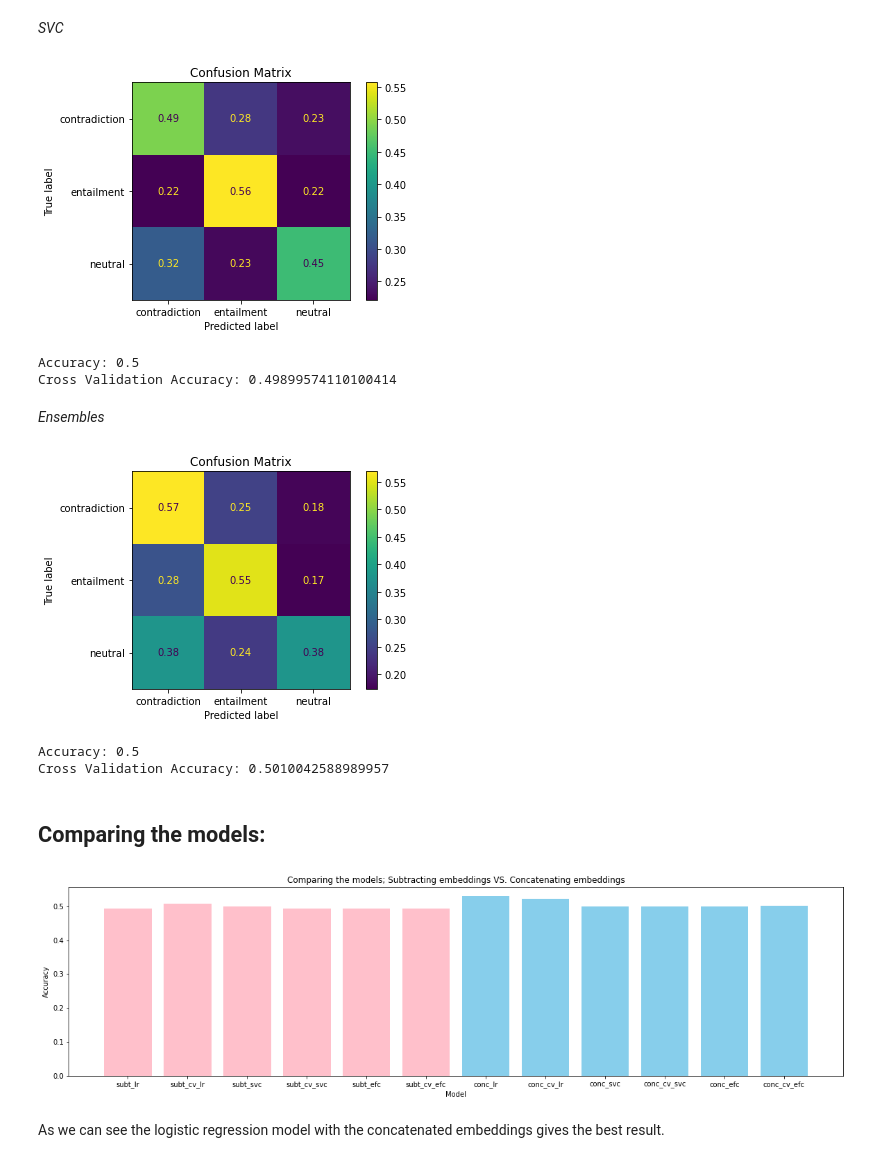
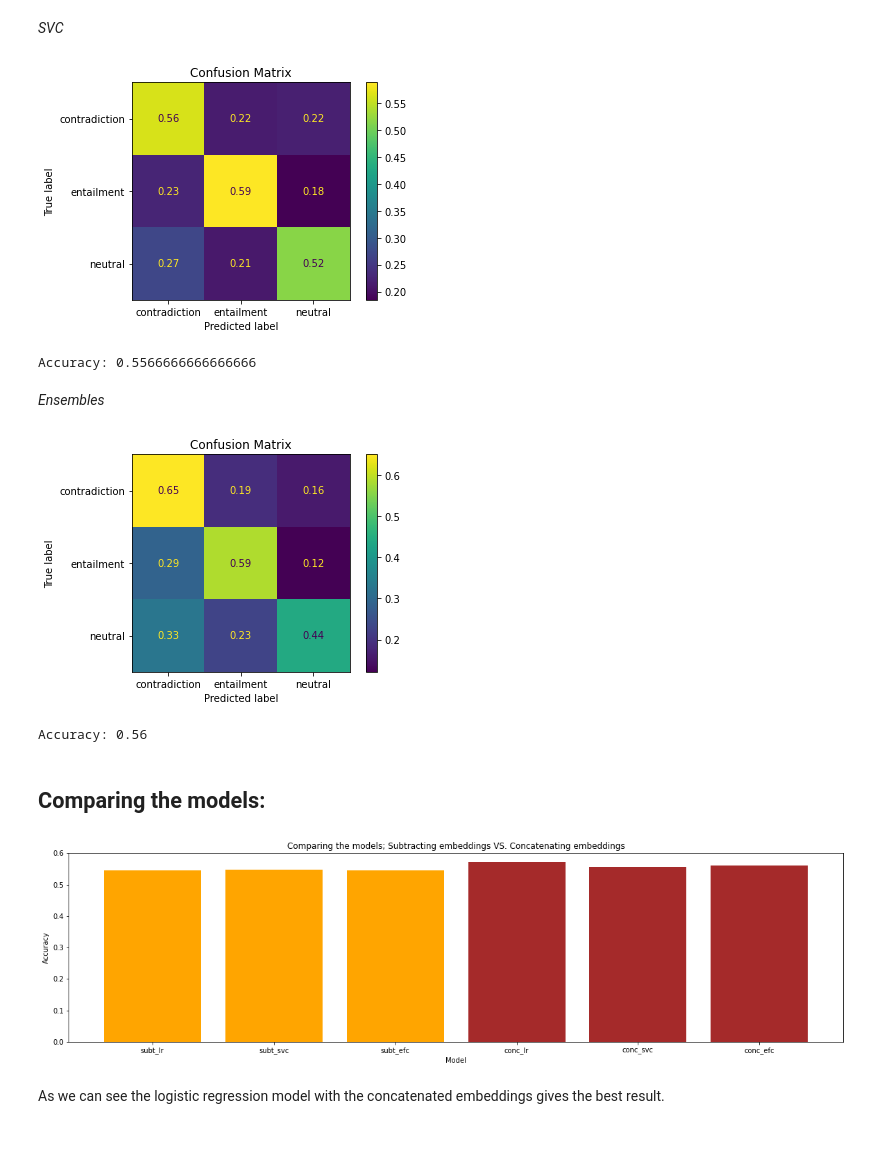
Before and after one commit to Limor3/NLI_RTE_Project, a Jupyter notebook: NLI_Project.ipynb, the cells around one changed output. Cells and saved outputs as stored; diff of their text form; code cells hidden in the pictures.

```diff
--- a/NLI_Project.ipynb
+++ b/NLI_Project.ipynb
@@ -244,9 +244,8 @@ We use it to make sure all the sentences have the same length.
 # %%
 def get_tokenized_sentences(sentences):
     """
-    This function tokenizing and padding the sentences.
+    This function tokenize the sentences.
     sentences parameter is a pandas series of sentences.
-    max_length parameter is the limit for how much padding to add to the sentence vector.
     """
     tokenized_sen = sentences.apply((lambda x: tokenizer.encode(x, add_special_tokens=True)))
     return tokenized_sen
@@ -473,11 +472,8 @@ Because of RAM and time limitations, I'll create batches and train my model on 1
 # %% [markdown]
 Let's split the data set into train and test subsets. I use shuffle to increase the variance and stratify to make sure the categories distribute evenly in the train and test subsets. X represents sentence1 and sentence2 columns and y represents our categories / labels.
 # %%
-train_size = 1500
-test_size = 500
-
-# train_size = 15000
-# test_size = 5000
+train_size = 12000
+test_size = 3000
 
 X_train, X_test, y_train, y_test = train_test_split(df[['sentence1', 'sentence2']],
                                                     df['gold_label'], test_size=test_size,
@@ -749,47 +745,53 @@ Cross Validation Accuracy: 0.5210070631123263
 # %%
 score_conc_svc, predict_conc_svc = classifier(svc_clf, concat_embeddings_train, y_train, concat_embeddings_test, y_test)
 c_m_conc_svc = get_confusion_matrix(svc_clf, concat_embeddings_test, y_test, predict_conc_svc)
-cross_val_conc_svc = cross_validation(svc_clf, concat_embeddings_train, y_train, concat_embeddings_test, y_test, cv=7)
+# cross_val_conc_svc = cross_validation(svc_clf, concat_embeddings_train, y_train, concat_embeddings_test, y_test, cv=7)
 
 print('Accuracy:', score_conc_svc)
-print('Cross Validation Accuracy:', cross_val_conc_svc)
+# print('Cross Validation Accuracy:', cross_val_conc_svc)
 # %% [output]
-[figure, old version]
+[figure, new version]
-Accuracy: 0.5
-Cross Validation Accuracy: 0.49899574110100414
+Accuracy: 0.5566666666666666
 # %% [markdown]
 *Ensembles*
 # %%
 score_conc_ecf, predict_conc_ecf = classifier(ecf, concat_embeddings_train, y_train, concat_embeddings_test, y_test)
 c_m_conc_ecf = get_confusion_matrix(ecf, concat_embeddings_test, y_test, predict_conc_ecf)
-cross_val_conc_ecf = cross_validation(ecf, concat_embeddings_train, y_train, concat_embeddings_test, y_test, cv=7)
+# cross_val_conc_ecf = cross_validation(ecf, concat_embeddings_train, y_train, concat_embeddings_test, y_test, cv=7)
 
 print('Accuracy:', score_conc_ecf)
-print('Cross Validation Accuracy:', cross_val_conc_ecf)
+# print('Cross Validation Accuracy:', cross_val_conc_ecf)
 # %% [output]
-[figure, old version]
+[figure, new version]
-Accuracy: 0.5
-Cross Validation Accuracy: 0.5010042588989957
+Accuracy: 0.56
 # %% [markdown]
 ## Comparing the models:
 # %%
-subt = {'subt_lr':score_subt_lr, 'subt_cv_lr':cross_val_subt_lr,
-        'subt_svc':score_subt_svc, 'subt_cv_svc':cross_val_subt_svc,
-        'subt_efc':score_subt_ecf, 'subt_cv_efc':cross_val_subt_ecf}
+subt = {'subt_lr':score_subt_lr,
+        'subt_svc':score_subt_svc,
+        'subt_efc':score_subt_ecf}
 
-conc =  {'conc_lr':score_conc_lr, 'conc_cv_lr':cross_val_conc_lr,
-        'conc_svc':score_conc_svc, 'conc_cv_svc':cross_val_conc_svc,
-        'conc_efc':score_conc_ecf, 'conc_cv_efc':cross_val_conc_ecf}
+conc =  {'conc_lr':score_conc_lr,
+        'conc_svc':score_conc_svc,
+        'conc_efc':score_conc_ecf}
+
+# subt = {'subt_lr':score_subt_lr, 'subt_cv_lr':cross_val_subt_lr,
+#         'subt_svc':score_subt_svc, 'subt_cv_svc':cross_val_subt_svc,
+#         'subt_efc':score_subt_ecf, 'subt_cv_efc':cross_val_subt_ecf}
+
+# conc =  {'conc_lr':score_conc_lr, 'conc_cv_lr':cross_val_conc_lr,
+#         'conc_svc':score_conc_svc, 'conc_cv_svc':cross_val_conc_svc,
+#         'conc_efc':score_conc_ecf, 'conc_cv_efc':cross_val_conc_ecf}
 
 plt.figure(figsize=(20,5))
-plt.bar(*zip(*subt.items()), color='pink')
-plt.bar(*zip(*conc.items()), color='skyblue')
+plt.bar(*zip(*subt.items()), color='orange')
+plt.bar(*zip(*conc.items()), color='brown')
 plt.title('Comparing the models; Subtracting embeddings VS. Concatenating embeddings')
 plt.xlabel('Model')
 plt.ylabel('Accuracy')
 plt.show()
 # %% [output]
-[figure, old version]
+[figure, new version]
 # %% [markdown]
 As we can see the logistic regression model with the concatenated embeddings gives the best result.
 # %% [markdown]
```
Also changed, not shown: parts of 27 cells of this notebook.
